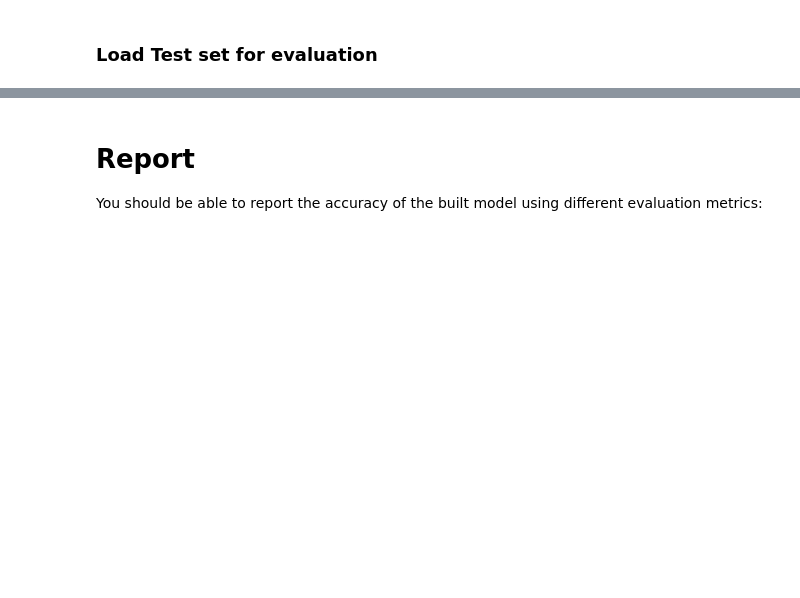
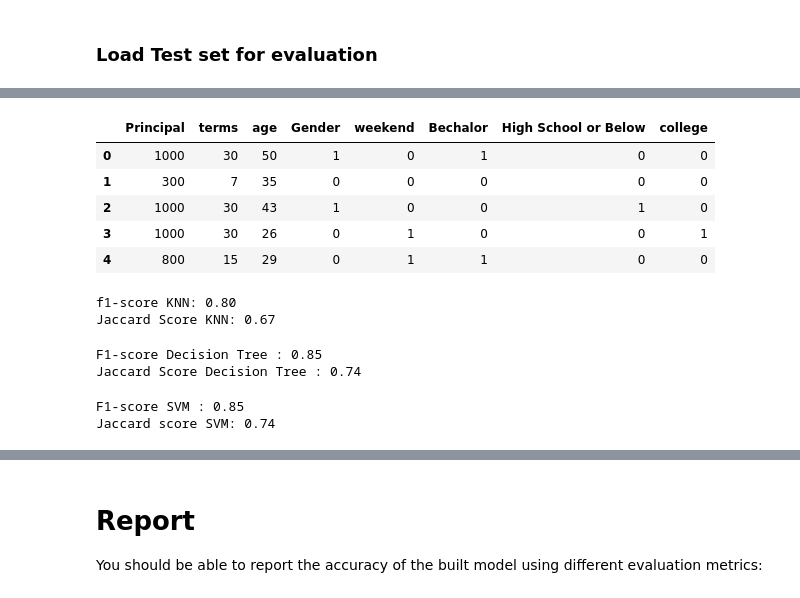
Before and after one commit to Sheharaz/Loan-Data-Analysis, a Jupyter notebook: project_capstone.ipynb, the cells around one changed output, grey strips where cells are left out. Saved outputs shown, nothing was run; the diff lists cells and outputs as text; code cells hidden in the pictures; blank space fills up the shorter version.

```diff
--- a/project_capstone.ipynb
+++ b/project_capstone.ipynb
@@ -352,0 +459,16 @@ test_df.head()
+# %%
+test_df.groupby(['education'])['loan_status'].value_counts(normalize=True)
+test_df[['Principal','terms','age','Gender','education']].head()
+Feature = test_df[['Principal','terms','age','Gender','weekend']]
+Feature = pd.concat([Feature,pd.get_dummies(test_df['education'])], axis=1)
+Feature.drop(['Master or Above'], axis = 1,inplace=True)
+Feature.head()
+X_Test = Feature
+X_Test[0:5]
+# %% [output]
+|  | Principal | terms | age | Gender | weekend | Bechalor | High School or Below | college |
+| 0 | 1000 | 30 | 50 | 1 | 0 | 1 | 0 | 0 |
+| 1 | 300 | 7 | 35 | 0 | 0 | 0 | 0 | 0 |
+| 2 | 1000 | 30 | 43 | 1 | 0 | 0 | 1 | 0 |
+| 3 | 1000 | 30 | 26 | 0 | 1 | 0 | 0 | 1 |
+| 4 | 800 | 15 | 29 | 0 | 1 | 1 | 0 | 0 |
@@ -352,0 +479,27 @@ test_df.head()
+# %%
+yhat_knn=Knn.predict(X_Test)
+Jaccard_KNN = jaccard_score(y_test, yhat_knn,pos_label="PAIDOFF")
+f1_KNN = f1_score(y_test, yhat_knn, average='binary',pos_label="PAIDOFF")
+print("f1-score KNN: %.2f" % f1_KNN )
+print("Jaccard Score KNN: %.2f" % Jaccard_KNN)
+# %% [output]
+f1-score KNN: 0.80
+Jaccard Score KNN: 0.67
+# %%
+yhat_DT = loanTree.predict(X_Test)
+Jaccard_DT = jaccard_score(y_test, yhat_DT,pos_label="PAIDOFF")
+f1_DT = f1_score(y_test, yhat_DT, average='binary',pos_label="PAIDOFF")
+print("F1-score Decision Tree : %.2f" % f1_DT )
+print("Jaccard Score Decision Tree : %.2f" % Jaccard_DT)
+# %% [output]
+F1-score Decision Tree : 0.85
+Jaccard Score Decision Tree : 0.74
+# %%
+yhat_SVM=clf.predict(X_Test)
+Jaccard_SVM = jaccard_score(y_test, yhat_SVM,pos_label="PAIDOFF")
+F1SVM = f1_score(y_test, yhat_SVM, average='binary',pos_label="PAIDOFF")
+print("F1-score SVM : %.2f" % F1SVM)
+print("Jaccard score SVM: %.2f" % Jaccard_SVM)
+# %% [output]
+F1-score SVM : 0.85
+Jaccard score SVM: 0.74
```
Also changed, not shown: parts of 24 cells of this notebook.
